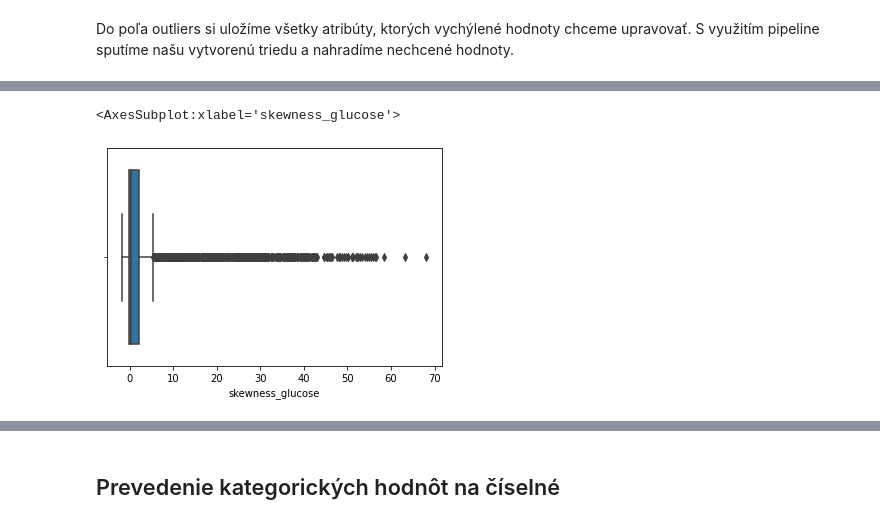
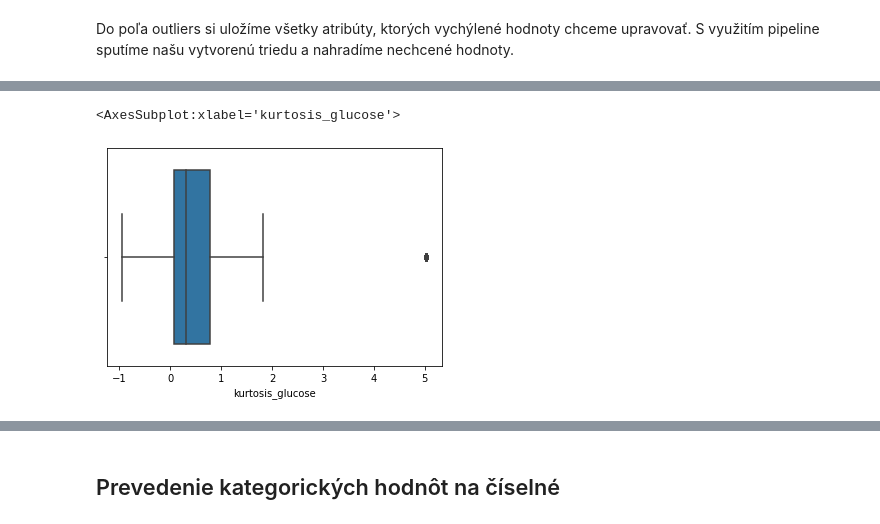
Before and after one commit to martinbudinsky3/diabetes-prediction, a Jupyter notebook: Budinsky_Balekova_Predspracovanie – kópia.ipynb, the cells around one changed output, grey strips where cells are left out. Cells and saved outputs as stored; diff of their text form; code cells hidden in the pictures.

Commit message:
outliers

```diff
--- a/Budinsky_Balekova_Predspracovanie – kópia.ipynb
+++ b/Budinsky_Balekova_Predspracovanie – kópia.ipynb
@@ -617,6 +617,7 @@ class Outliers():
 
     def __init__(self, atributes):
         self.atributes = atributes
+        print(atributes)
 
     def fit(self, df, y = None):
         return self
@@ -627,30 +628,39 @@ class Outliers():
         return df
 
     def detect_outliers(self, atr, df):
-        sort_data = np.sort(df[atr]).copy()
-        Q1 = np.percentile(sort_data, 25, interpolation = 'midpoint')
-        Q3 = np.percentile(sort_data, 75, interpolation = 'midpoint')
+        print(atr)
+        Q1 = np.percentile(df[atr], 25, interpolation = 'midpoint')
+        Q3 = np.percentile(df[atr], 75, interpolation = 'midpoint')
+
+        print('Q1', Q1)
+        print('Q3', Q3)
+
 
         IQR = Q3 - Q1
         below = Q1-1.5*IQR
         above = Q3+1.5*IQR
 
-        Q5 = np.percentile(sort_data, 5, interpolation = 'midpoint')
-        Q95 = np.percentile(sort_data, 95, interpolation = 'midpoint')
+        Q5 = np.percentile(df[atr], 5, interpolation = 'midpoint')
+        Q95 = np.percentile(df[atr], 95, interpolation = 'midpoint')
 
-        outliers_below = (df[atr]) < below
-        df[outliers_below] = np.nan
-        df[atr].fillna(Q5, inplace=True)
+#         outliers_below = (df[atr]) < below
+#         df[outliers_below] = np.nan
+#         df[atr].fillna(Q5, inplace=True)
 
-        outliers_above = (df[atr]) > above
-        df[outliers_above] = np.nan
-        df[atr].fillna(Q95, inplace=True)
+#         outliers_above = (df[atr]) > above
+#         df[outliers_above] = np.nan
+#         df[atr].fillna(Q95, inplace=True)
+
+        df[atr].loc[df[atr] < below] = Q5
+        df[atr].loc[df[atr] > above] = Q95
+
+
 
         return df
 # %% [markdown]
 Do poľa outliers si uložíme všetky atribúty, ktorých vychýlené hodnoty chceme upravovať. S využitím pipeline sputíme našu vytvorenú triedu a nahradíme nechcené hodnoty.
 # %%
-outliers = ['fnlwgt','age', 'capital_gain', 'capital_loss', 'mean_glucose', 'std_glucose', 'skewness_glucose', 'kurtosis_glucose','mean_oxygen', 'std_oxygen', 'skewness_oxygen', 'kurtosis_oxygen']
+outliers = ['kurtosis_glucose', 'skewness_oxygen', 'fnlwgt','age', 'capital_gain', 'capital_loss', 'std_glucose', 'mean_oxygen', 'std_oxygen', 'kurtosis_oxygen',]
 
 pipelines = Pipeline( steps = [
     ('outliers', Outliers(outliers))
@@ -660,5 +705,5 @@ train_data = pipelines.fit_transform(train_data)
 # %%
-sns.boxplot(train_data['skewness_glucose'])
+sns.boxplot(train_data['kurtosis_glucose'])
 # %% [output]
-<AxesSubplot:xlabel='skewness_glucose'>
+<AxesSubplot:xlabel='kurtosis_glucose'>
-[figure, old version]
+[figure, new version]
```
Also changed, not shown: parts of 11 cells of this notebook.
